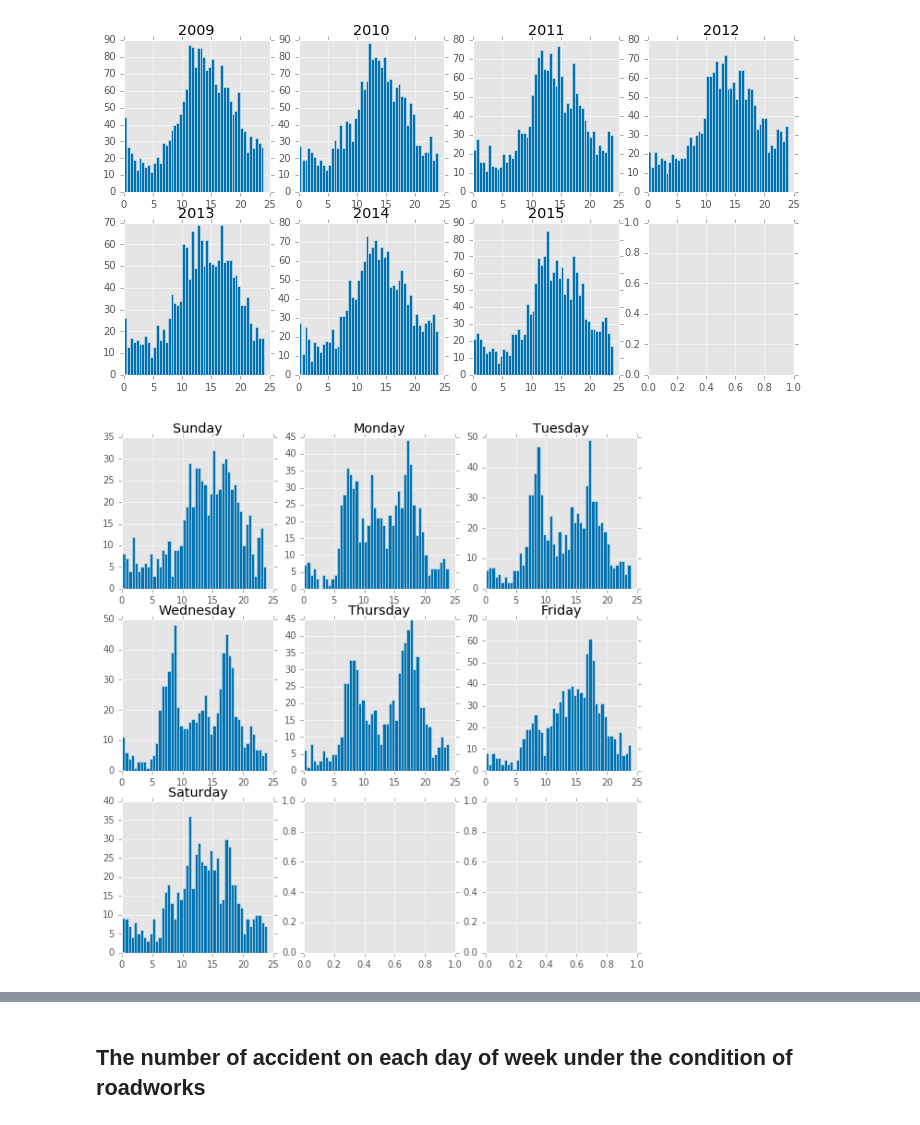
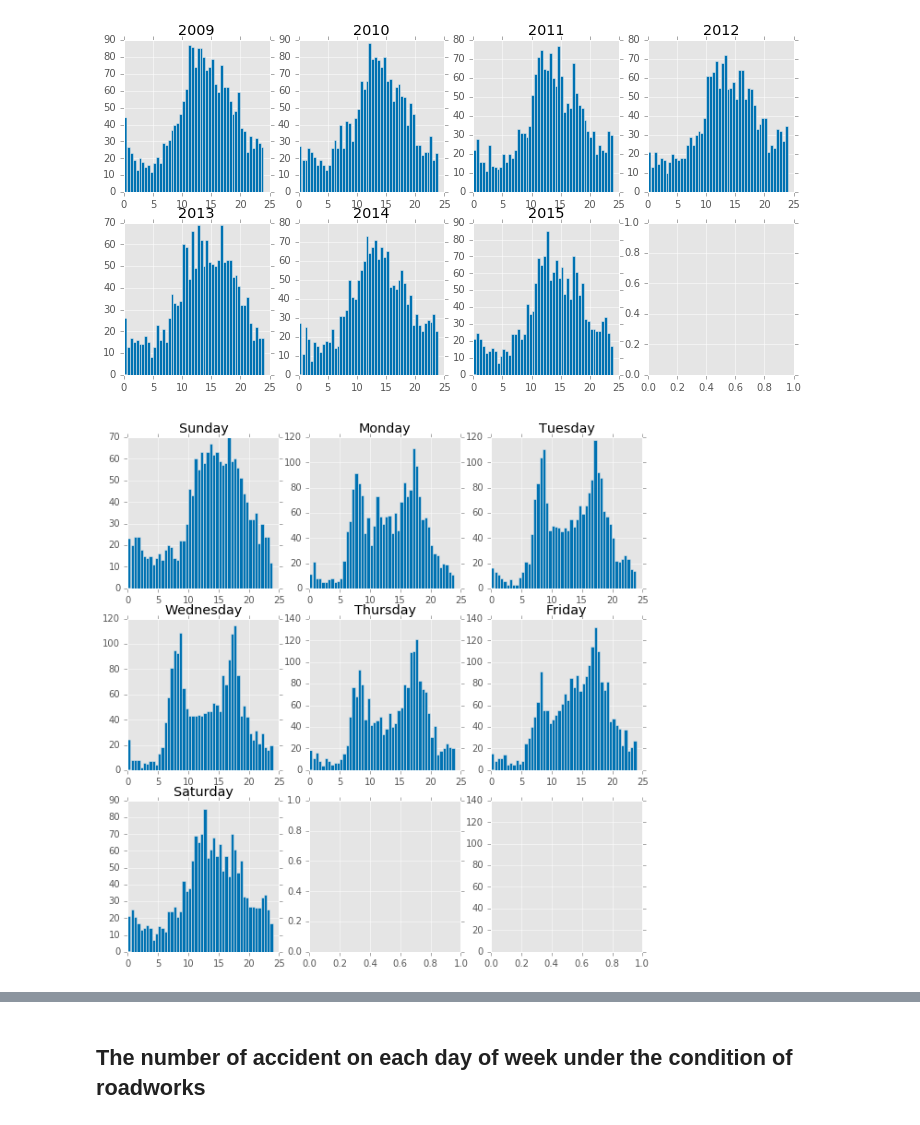
Before and after one commit to evxu/road-safety-project, a Jupyter notebook: Data_Exploration_4 - number of accidents in time of the day.ipynb, the cells around one changed output, grey strips where cells are left out. Cells and saved outputs as stored; diff of their text form; code cells hidden in the pictures.

```diff
--- a/Data_Exploration_4 - number of accidents in time of the day.ipynb
+++ b/Data_Exploration_4 - number of accidents in time of the day.ipynb
@@ -176,26 +176,3 @@ for year in years:
 [figure]
 # %% [markdown]
 ### The number of accidents on  each day of week
-# %%
-week = range(1,8)
-day_of_week = ['Sunday', 'Monday', 'Tuesday', 'Wednesday', 'Thursday', 'Friday', 'Saturday']
-for day in week:
-    print "Accident on " + day_of_week[day-1]
-    years = ['2009', '2010', '2011', '2012', '2013', '2014', '2015']
-    nfig = 0
-    fig, axes = plt.subplots(nrows=3, ncols=3)
-    for year in years:
-        df = pd.read_csv('data2/Accidents_'+ year +'.csv',low_memory=False)
-        df = df[df['Day_of_Week']==day]
-        times = df['Time'].values
-        n = len(times)
-        hour = pd.Series([0.0]*n)
-        i = 0
-        for t in times:
-            hm = t.split(':')
-            hour[i] = float(hm[0]) + float(hm[1])/60
-            i+=1
-        hour.hist(bins = 48, ax=axes[int(nfig/3), nfig%3], figsize = (10,10))
-        axes[int(nfig/3), nfig%3].set_title(year);
-        nfig+=1
-    plt.show()
@@ -256,22 +218,23 @@ Accident on Saturday
 # %%
 week = range(1,8)
 day_of_week = ['Sunday', 'Monday', 'Tuesday', 'Wednesday', 'Thursday', 'Friday', 'Saturday']
-df = pd.read_csv('data2/Accidents_2015.csv',low_memory=False)
+df = pd.read_csv('data2/Accidents_SelectedRoad2015.csv',low_memory=False)
 fig, axes = plt.subplots(nrows=3, ncols=3)
 nfig = 0
 for day in week:
     df1 = df[df['Day_of_Week']==day]
     times = df1['Time'].values
     n = len(times)
     hour = pd.Series([0.0]*n)
     i = 0
     for t in times:
         hm = t.split(':')
         hour[i] = float(hm[0]) + float(hm[1])/60
         i+=1
     hour.hist(bins = 48, ax=axes[int(nfig/3), nfig%3], figsize = (10,10),color = '#0072B2')
     axes[int(nfig/3), nfig%3].set_title(day_of_week[nfig]);
+    plt.ylim((0,140))
     nfig+=1
 plt.savefig('image/time48_weekday_2015.eps',format="eps",transparent=True, bbox_inches='tight', pad_inches=0.1)
 # %% [output]
-[figure, old version]
+[figure, new version]
```
Also changed, not shown: parts of 2 cells of this notebook, 4 other files.
